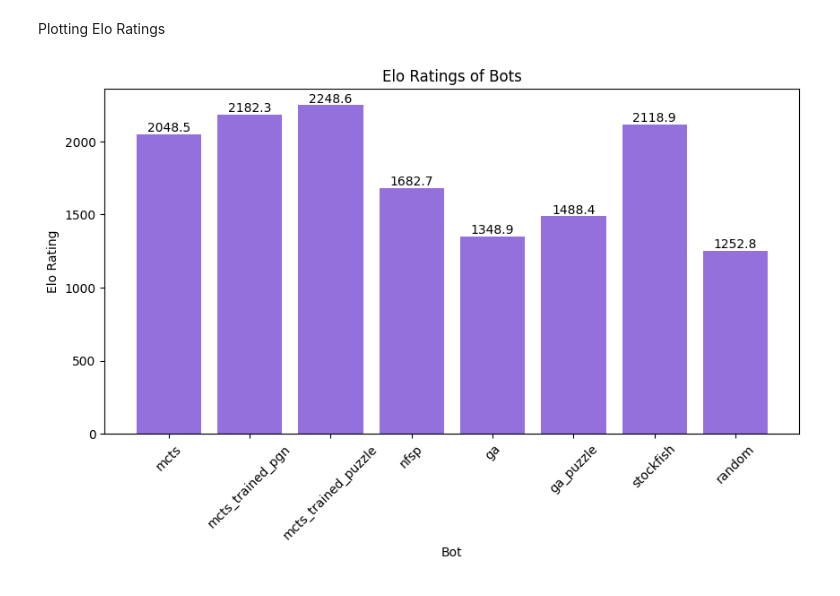
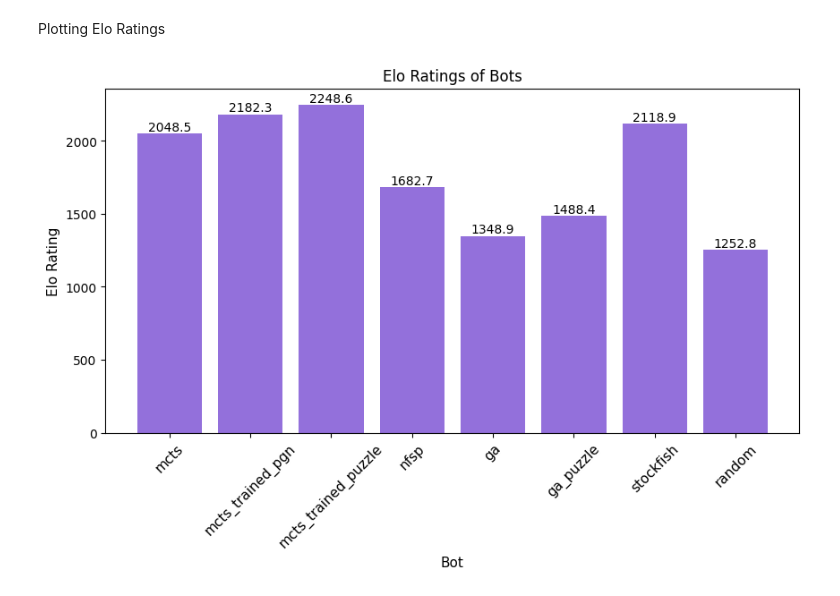
Before and after one commit to nihal-ranchod/honours-research, a Jupyter notebook: tournament_evaluation.ipynb, the cells around one changed output. Cells and saved outputs as stored; diff of their text form; code cells hidden in the pictures.

```diff
--- a/tournament_evaluation.ipynb
+++ b/tournament_evaluation.ipynb
@@ -66,14 +66,14 @@ Plotting Elo Ratings
 # %%
 plt.figure(figsize=(10, 5))
 bars = plt.bar(df['Bot'], df['Elo Rating'], color='mediumpurple')
-plt.title('Elo Ratings of Bots')
-plt.ylabel('Elo Rating')
-plt.xlabel('Bot')
-plt.xticks(rotation=45)
+plt.title('Elo Ratings of Bots', fontsize=12)
+plt.ylabel('Elo Rating', fontsize=11)
+plt.xlabel('Bot', fontsize=11)
+plt.xticks(rotation=45, fontsize=11)
 for bar in bars:
     yval = bar.get_height()
     plt.text(bar.get_x() + bar.get_width()/2, yval, round(yval, 2), ha='center', va='bottom')
 
-plt.savefig("Tournament Evaluation Plots/elo_ratings.png", bbox_inches='tight')
+plt.savefig("Tournament Evaluation Plots/elo_ratings.svg", bbox_inches='tight')
 # %% [output]
-[figure, old version]
+[figure, new version]
```
Also changed, not shown: parts of 2 cells of this notebook, 3 other files.
